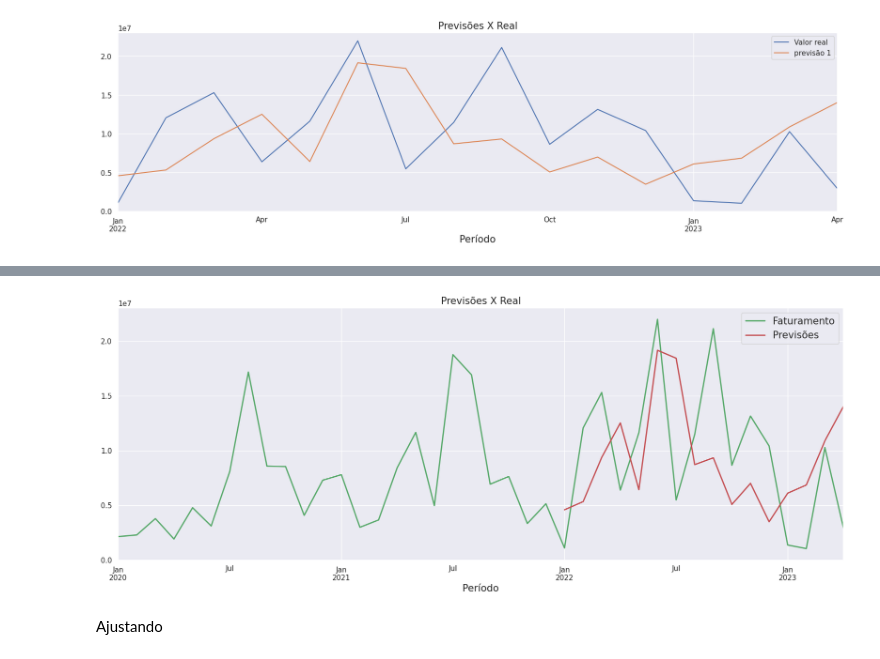
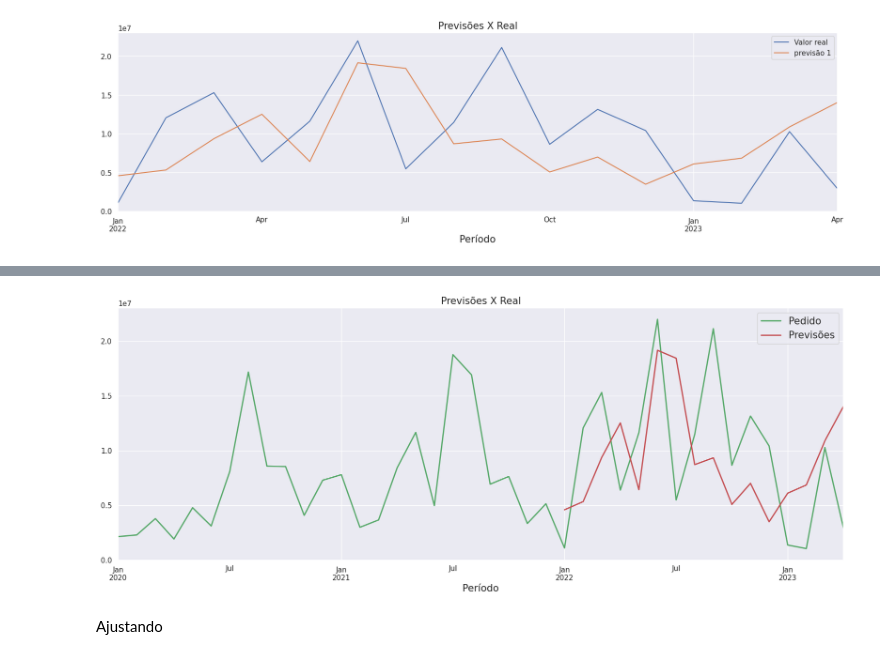
Before and after one commit to roliveira15/Data_Science_Sales_Forecast, a Jupyter notebook: Sales_Forecast.ipynb, the cells around one changed output, grey strips where cells are left out. Saved outputs shown, nothing was run; the diff lists cells and outputs as text; code cells hidden in the pictures.

```diff
--- a/Sales_Forecast.ipynb
+++ b/Sales_Forecast.ipynb
@@ -405,14 +418,14 @@ plt.legend(['Valor real','previsão 1','previsão 2']);
 # %%
 pd.concat([results.observed,previsao],
           axis=1).plot(linewidth=2,
                        figsize=(20,7),
                        color=['g','r'])
-plt.legend(['Faturamento','Previsões'], fontsize=15)
+plt.legend(['Pedido','Previsões'], fontsize=15)
 plt.xlabel('Período', size=15)
 plt.title('Previsões X Real',size=15)
 plt.show();
 # %% [output]
-[figure, old version]
+[figure, new version]
 # %% [markdown]
 Ajustando
 # %%
```
Also changed, not shown: parts of 4 cells of this notebook.
